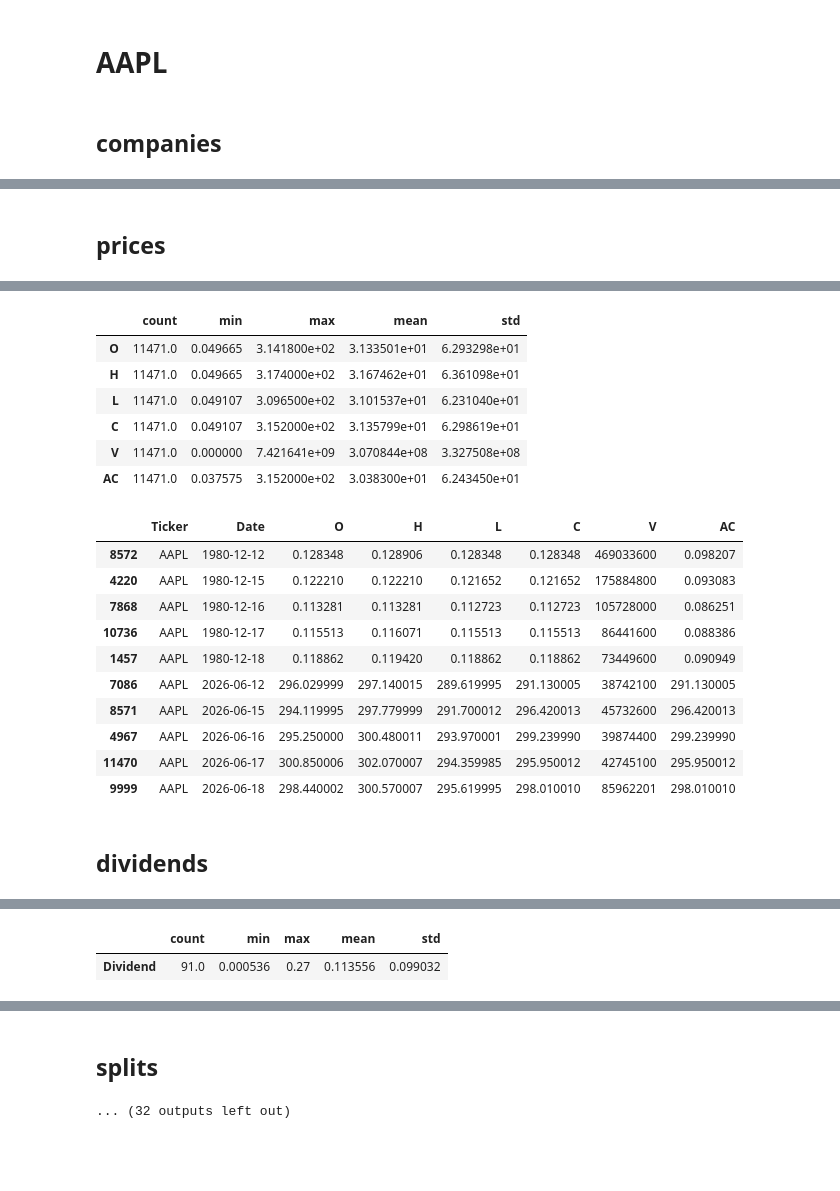
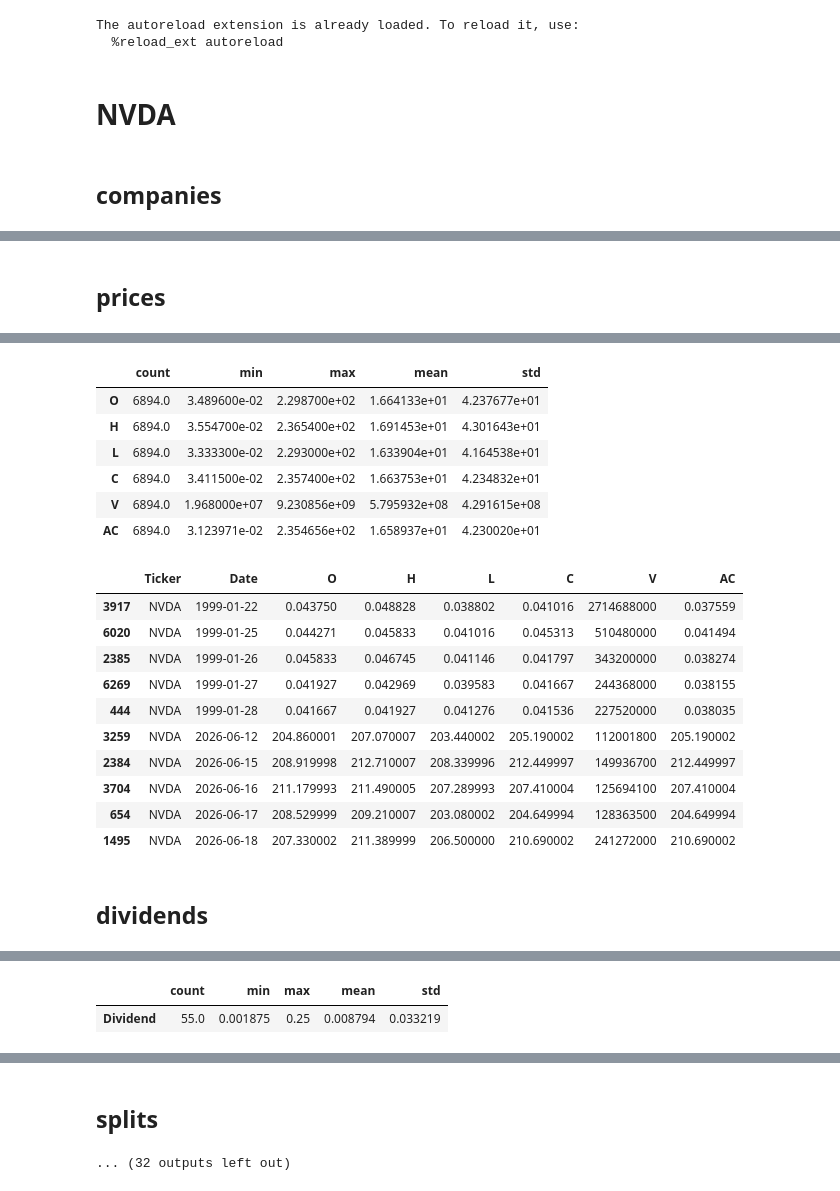
Before and after one commit to marcdumon/investalyze, a Jupyter notebook: notebooks/2_ticker_profile.ipynb, the cells around one changed output, grey strips where cells are left out. Saved outputs shown, nothing was run; the diff lists cells and outputs as text; code cells hidden in the pictures; blank space fills up the shorter version.

```diff
--- a/notebooks/2_ticker_profile.ipynb
+++ b/notebooks/2_ticker_profile.ipynb
@@ -10,20 +10,9 @@ repo root (so `ingest.toml` resolves).
 # %%
-from pathlib import Path
+%load_ext autoreload
+%autoreload 2
+from helpers import connect_readonly, show_ticker_profile
 
-import pandas as pd
-from IPython.display import HTML, Markdown, display
-
-from investalyze.ingest import config, storage
-
-display(HTML('<style>table.dataframe td {white-space: nowrap;}</style>'))
-pd.set_option('display.max_columns', None)
-
-# resolve the repo root (walk up to ingest.toml) so paths work regardless of CWD
-root = next(p for p in (Path.cwd(), *Path.cwd().parents) if (p / 'ingest.toml').exists())
-cfg = config.load(root / 'ingest.toml')
-con = storage.connect(root / cfg.data_root, read_only=True)  # explore only, never mutate
-existing = {name for (name,) in con.execute('SHOW TABLES').fetchall()}
-
-TICKER = 'AAPL'    # the one knob — set the ticker to profile
-MIN_FILL = 0.5     # fundamentals: only stat columns filled in >= this fraction of rows
-                   # (drops NaN-heavy breakdown columns like 'Other Revenue')
+con = connect_readonly()
+# %% [output]
+The autoreload extension is already loaded. To reload it, use:
+  %reload_ext autoreload
@@ -122,6 +19,9 @@ def profile(ticker):
 # %%
-profile(TICKER)
+TICKER = 'NVDA'    # the ticker to profile
+MIN_FILL = 0.5     # fundamentals: keep stat columns filled in >= this fraction of rows
+
+show_ticker_profile(con, TICKER, MIN_FILL)
 # %% [output]
-# AAPL
+# NVDA
 ## companies
 |  | 0 |
@@ -144,19 +44,19 @@ profile(TICKER)
 |  | count | min | max | mean | std |
-| O | 11471.0 | 0.049665 | 3.141800e+02 | 3.133501e+01 | 6.293298e+01 |
-| H | 11471.0 | 0.049665 | 3.174000e+02 | 3.167462e+01 | 6.361098e+01 |
-| L | 11471.0 | 0.049107 | 3.096500e+02 | 3.101537e+01 | 6.231040e+01 |
-| C | 11471.0 | 0.049107 | 3.152000e+02 | 3.135799e+01 | 6.298619e+01 |
-| V | 11471.0 | 0.000000 | 7.421641e+09 | 3.070844e+08 | 3.327508e+08 |
-| AC | 11471.0 | 0.037575 | 3.152000e+02 | 3.038300e+01 | 6.243450e+01 |
+| O | 6894.0 | 3.489600e-02 | 2.298700e+02 | 1.664133e+01 | 4.237677e+01 |
+| H | 6894.0 | 3.554700e-02 | 2.365400e+02 | 1.691453e+01 | 4.301643e+01 |
+| L | 6894.0 | 3.333300e-02 | 2.293000e+02 | 1.633904e+01 | 4.164538e+01 |
+| C | 6894.0 | 3.411500e-02 | 2.357400e+02 | 1.663753e+01 | 4.234832e+01 |
+| V | 6894.0 | 1.968000e+07 | 9.230856e+09 | 5.795932e+08 | 4.291615e+08 |
+| AC | 6894.0 | 3.123971e-02 | 2.354656e+02 | 1.658937e+01 | 4.230020e+01 |
 |  | Ticker | Date | O | H | L | C | V | AC |
-| 8572 | AAPL | 1980-12-12 | 0.128348 | 0.128906 | 0.128348 | 0.128348 | 469033600 | 0.098207 |
-| 4220 | AAPL | 1980-12-15 | 0.122210 | 0.122210 | 0.121652 | 0.121652 | 175884800 | 0.093083 |
-| 7868 | AAPL | 1980-12-16 | 0.113281 | 0.113281 | 0.112723 | 0.112723 | 105728000 | 0.086251 |
-| 10736 | AAPL | 1980-12-17 | 0.115513 | 0.116071 | 0.115513 | 0.115513 | 86441600 | 0.088386 |
-| 1457 | AAPL | 1980-12-18 | 0.118862 | 0.119420 | 0.118862 | 0.118862 | 73449600 | 0.090949 |
-| 7086 | AAPL | 2026-06-12 | 296.029999 | 297.140015 | 289.619995 | 291.130005 | 38742100 | 291.130005 |
-| 8571 | AAPL | 2026-06-15 | 294.119995 | 297.779999 | 291.700012 | 296.420013 | 45732600 | 296.420013 |
-| 4967 | AAPL | 2026-06-16 | 295.250000 | 300.480011 | 293.970001 | 299.239990 | 39874400 | 299.239990 |
-| 11470 | AAPL | 2026-06-17 | 300.850006 | 302.070007 | 294.359985 | 295.950012 | 42745100 | 295.950012 |
-| 9999 | AAPL | 2026-06-18 | 298.440002 | 300.570007 | 295.619995 | 298.010010 | 85962201 | 298.010010 |
+| 3917 | NVDA | 1999-01-22 | 0.043750 | 0.048828 | 0.038802 | 0.041016 | 2714688000 | 0.037559 |
+| 6020 | NVDA | 1999-01-25 | 0.044271 | 0.045833 | 0.041016 | 0.045313 | 510480000 | 0.041494 |
+| 2385 | NVDA | 1999-01-26 | 0.045833 | 0.046745 | 0.041146 | 0.041797 | 343200000 | 0.038274 |
+| 6269 | NVDA | 1999-01-27 | 0.041927 | 0.042969 | 0.039583 | 0.041667 | 244368000 | 0.038155 |
+| 444 | NVDA | 1999-01-28 | 0.041667 | 0.041927 | 0.041276 | 0.041536 | 227520000 | 0.038035 |
+| 3259 | NVDA | 2026-06-12 | 204.860001 | 207.070007 | 203.440002 | 205.190002 | 112001800 | 205.190002 |
+| 2384 | NVDA | 2026-06-15 | 208.919998 | 212.710007 | 208.339996 | 212.449997 | 149936700 | 212.449997 |
+| 3704 | NVDA | 2026-06-16 | 211.179993 | 211.490005 | 207.289993 | 207.410004 | 125694100 | 207.410004 |
+| 654 | NVDA | 2026-06-17 | 208.529999 | 209.210007 | 203.080002 | 204.649994 | 128363500 | 204.649994 |
+| 1495 | NVDA | 2026-06-18 | 207.330002 | 211.389999 | 206.500000 | 210.690002 | 241272000 | 210.690002 |
 ## dividends
@@ -164,3 +64,3 @@ profile(TICKER)
 |  | count | min | max | mean | std |
-| Dividend | 91.0 | 0.000536 | 0.27 | 0.113556 | 0.099032 |
+| Dividend | 55.0 | 0.001875 | 0.25 | 0.008794 | 0.033219 |
 |  | Ticker | Date | Dividend |
```
Also changed, not shown: parts of 3 cells of this notebook, 2 other files.
